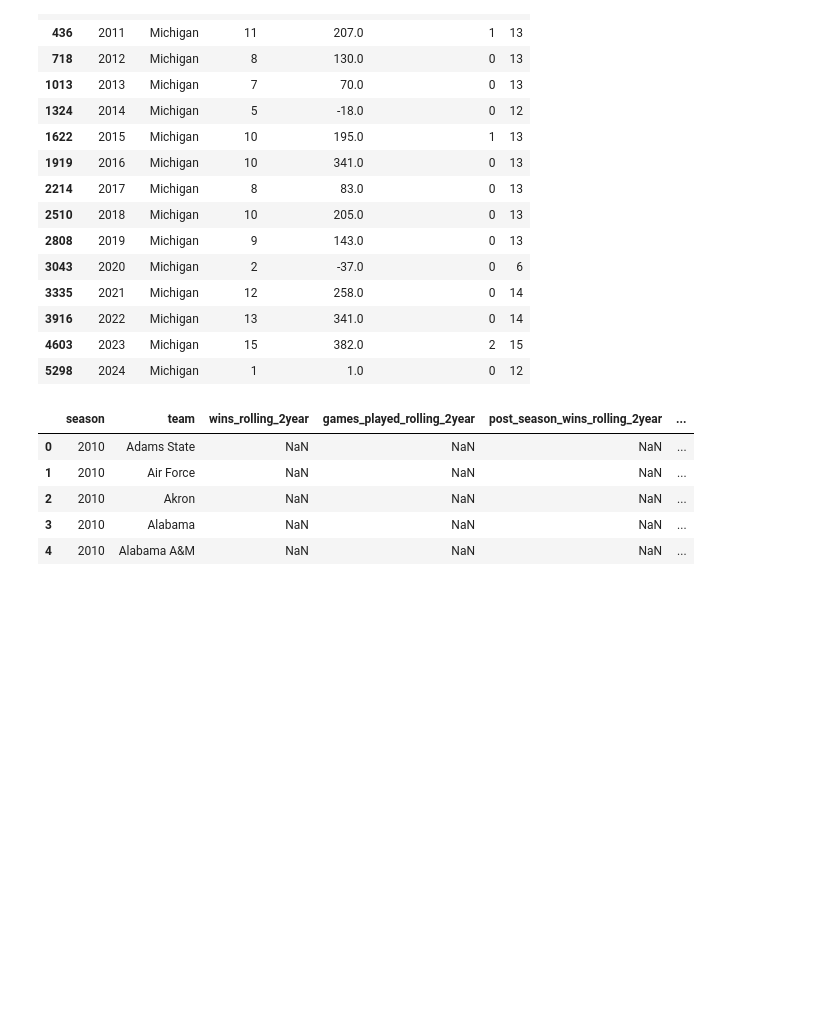
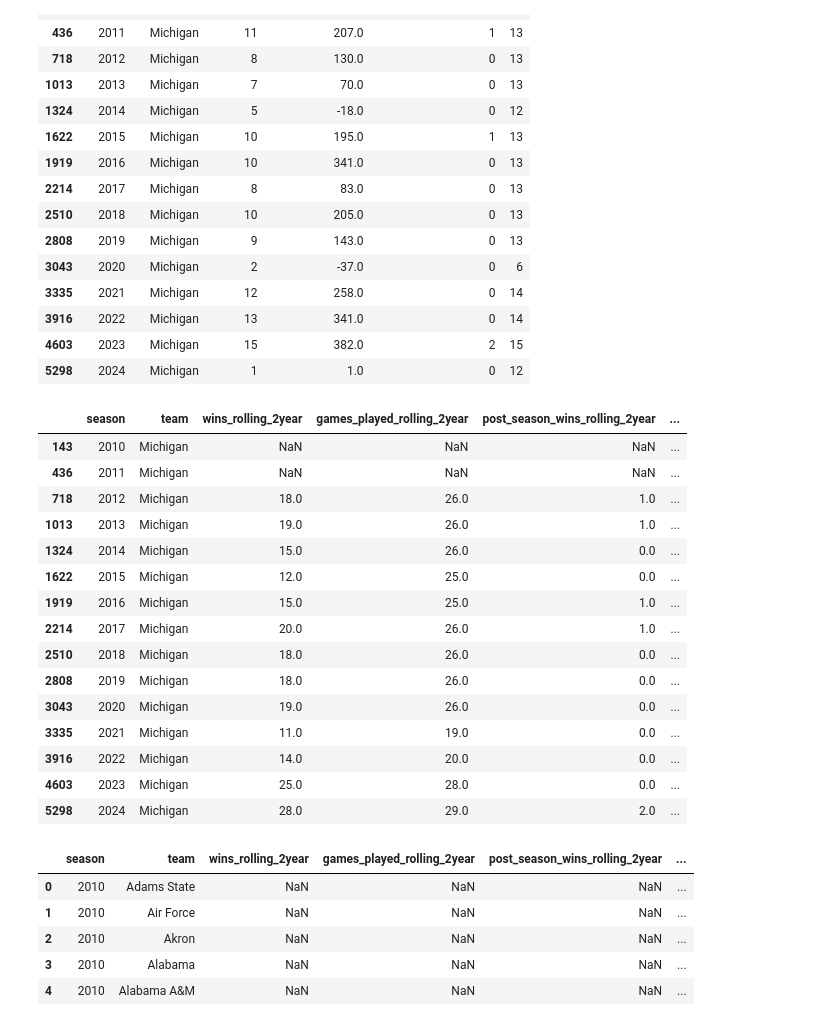
Before and after one commit to chrismca13/CFB_draft_propensity, a Jupyter notebook: notebooks/1_pull_data_M2.ipynb, the cells around one changed output. Cells and saved outputs as stored; diff of their text form; code cells hidden in the pictures; blank space fills up the shorter version.

Commit message:
add michigan team preview

```diff
--- a/notebooks/1_pull_data_M2.ipynb
+++ b/notebooks/1_pull_data_M2.ipynb
@@ -445,6 +445,25 @@ df_games_st[df_games_st['main_team'] == 'Michigan']
 | 3916 | 2022 | Michigan | 13 | 341.0 | 0 | 14 |
 | 4603 | 2023 | Michigan | 15 | 382.0 | 2 | 15 |
 | 5298 | 2024 | Michigan | 1 | 1.0 | 0 | 12 |
+# %%
+df_season[df_season['team'] == 'Michigan']
+# %% [output]
+|  | season | team | wins_rolling_2year | games_played_rolling_2year | post_season_wins_rolling_2year | ... |
+| 143 | 2010 | Michigan | NaN | NaN | NaN | ... |
+| 436 | 2011 | Michigan | NaN | NaN | NaN | ... |
+| 718 | 2012 | Michigan | 18.0 | 26.0 | 1.0 | ... |
+| 1013 | 2013 | Michigan | 19.0 | 26.0 | 1.0 | ... |
+| 1324 | 2014 | Michigan | 15.0 | 26.0 | 0.0 | ... |
+| 1622 | 2015 | Michigan | 12.0 | 25.0 | 0.0 | ... |
+| 1919 | 2016 | Michigan | 15.0 | 25.0 | 1.0 | ... |
+| 2214 | 2017 | Michigan | 20.0 | 26.0 | 1.0 | ... |
+| 2510 | 2018 | Michigan | 18.0 | 26.0 | 0.0 | ... |
+| 2808 | 2019 | Michigan | 18.0 | 26.0 | 0.0 | ... |
+| 3043 | 2020 | Michigan | 19.0 | 26.0 | 0.0 | ... |
+| 3335 | 2021 | Michigan | 11.0 | 19.0 | 0.0 | ... |
+| 3916 | 2022 | Michigan | 14.0 | 20.0 | 0.0 | ... |
+| 4603 | 2023 | Michigan | 25.0 | 28.0 | 0.0 | ... |
+| 5298 | 2024 | Michigan | 28.0 | 29.0 | 2.0 | ... |
 # %%
 df_season.head()
 # %% [output]
```
